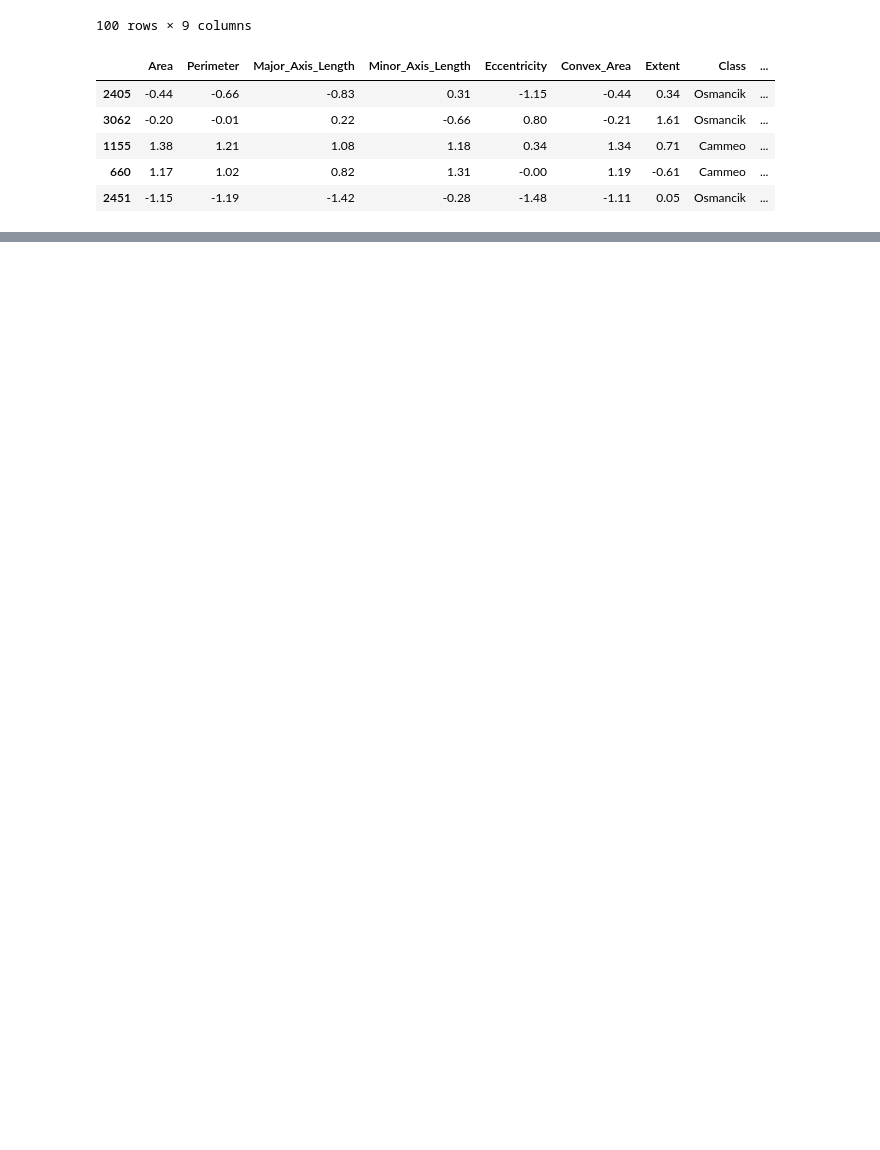
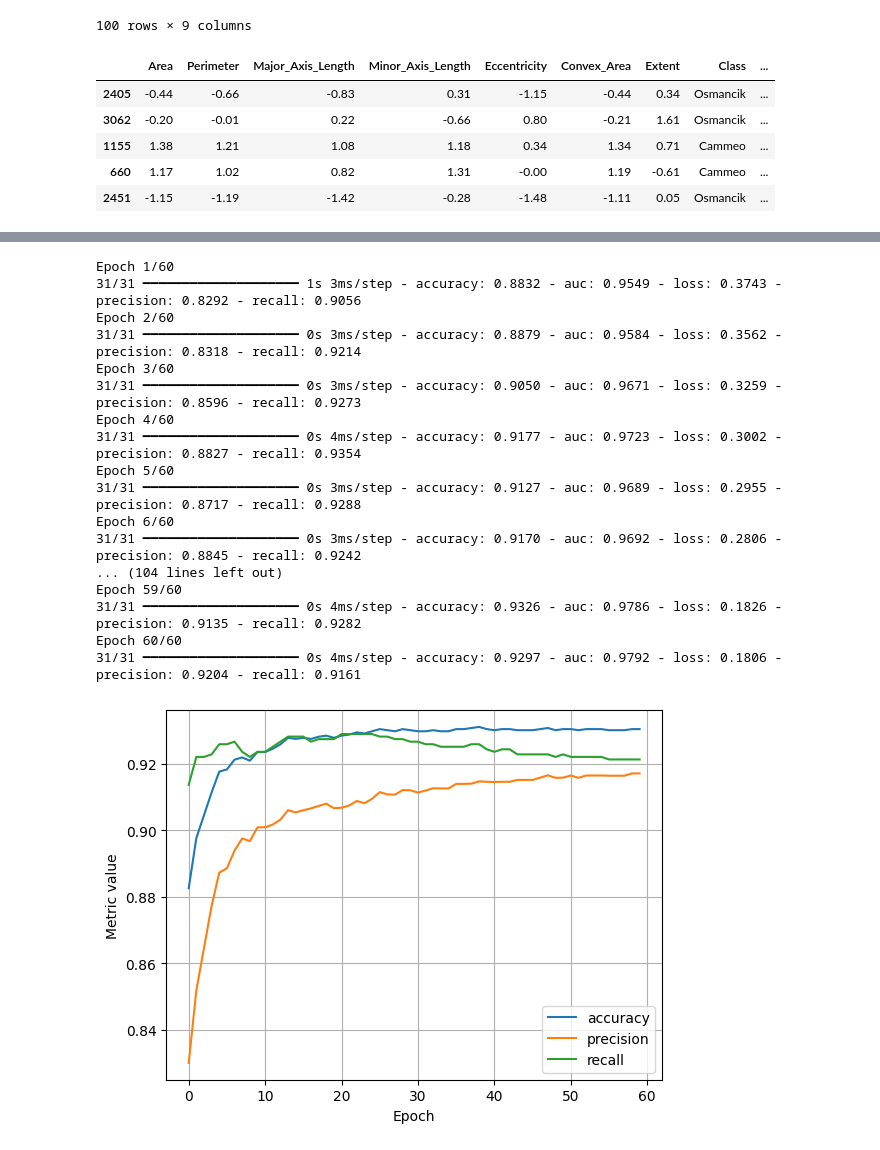
Before and after one commit to harshbmehta/PythonNotebooks, a Jupyter notebook: google_cc_classification.ipynb, the cells around one changed output, grey strips where cells are left out. Saved outputs shown, nothing was run; the diff lists cells and outputs as text; code cells hidden in the pictures; blank space fills up the shorter version.

```diff
--- a/google_cc_classification.ipynb
+++ b/google_cc_classification.ipynb
@@ -239,0 +385,75 @@ input_features = [
+# %%
+#@title Solution
+# Features used to train the model on.
+# Specify all features.
+all_input_features = [
+  'Eccentricity',
+  'Major_Axis_Length',
+  'Minor_Axis_Length',
+  'Area',
+  'Convex_Area',
+  'Perimeter',
+  'Extent',
+]
+# %%
+settings_all_features = ml_edu.experiment.ExperimentSettings(
+    learning_rate=0.001,
+    number_epochs=60,
+    batch_size=100,
+    classification_threshold=0.5,
+    input_features=all_input_features,
+)
+
+# Modify the following definition of METRICS to generate
+# not only accuracy and precision, but also recall:
+metrics = [
+    keras.metrics.BinaryAccuracy(
+        name='accuracy',
+        threshold=settings_all_features.classification_threshold,
+    ),
+    keras.metrics.Precision(
+        name='precision',
+        thresholds=settings_all_features.classification_threshold,
+    ),
+    keras.metrics.Recall(
+        name='recall', thresholds=settings_all_features.classification_threshold
+    ),
+    keras.metrics.AUC(num_thresholds=100, name='auc'),
+]
+
+# Establish the model's topography.
+model_all_features = create_model(settings_all_features, metrics)
+
+# Train the model on the training set.
+experiment_all_features = train_model(
+    'all features',
+    model_all_features,
+    train_features,
+    train_labels,
+    settings_all_features,
+)
+
+# Plot metrics vs. epochs
+ml_edu.results.plot_experiment_metrics(
+    experiment_all_features, ['accuracy', 'precision', 'recall']
+)
+ml_edu.results.plot_experiment_metrics(experiment_all_features, ['auc'])
+# %% [output]
+Epoch 1/60
+31/31 ━━━━━━━━━━━━━━━━━━━━ 1s 3ms/step - accuracy: 0.8832 - auc: 0.9549 - loss: 0.3743 - precision: 0.8292 - recall: 0.9056
+Epoch 2/60
+31/31 ━━━━━━━━━━━━━━━━━━━━ 0s 3ms/step - accuracy: 0.8879 - auc: 0.9584 - loss: 0.3562 - precision: 0.8318 - recall: 0.9214
+Epoch 3/60
+31/31 ━━━━━━━━━━━━━━━━━━━━ 0s 3ms/step - accuracy: 0.9050 - auc: 0.9671 - loss: 0.3259 - precision: 0.8596 - recall: 0.9273
+Epoch 4/60
+31/31 ━━━━━━━━━━━━━━━━━━━━ 0s 4ms/step - accuracy: 0.9177 - auc: 0.9723 - loss: 0.3002 - precision: 0.8827 - recall: 0.9354
+Epoch 5/60
+31/31 ━━━━━━━━━━━━━━━━━━━━ 0s 3ms/step - accuracy: 0.9127 - auc: 0.9689 - loss: 0.2955 - precision: 0.8717 - recall: 0.9288
+Epoch 6/60
+31/31 ━━━━━━━━━━━━━━━━━━━━ 0s 3ms/step - accuracy: 0.9170 - auc: 0.9692 - loss: 0.2806 - precision: 0.8845 - recall: 0.9242
+... (104 lines left out)
+Epoch 59/60
+31/31 ━━━━━━━━━━━━━━━━━━━━ 0s 4ms/step - accuracy: 0.9326 - auc: 0.9786 - loss: 0.1826 - precision: 0.9135 - recall: 0.9282
+Epoch 60/60
+31/31 ━━━━━━━━━━━━━━━━━━━━ 0s 4ms/step - accuracy: 0.9297 - auc: 0.9792 - loss: 0.1806 - precision: 0.9204 - recall: 0.9161
+[figure, added]
```
Also changed, not shown: parts of 9 cells of this notebook.
